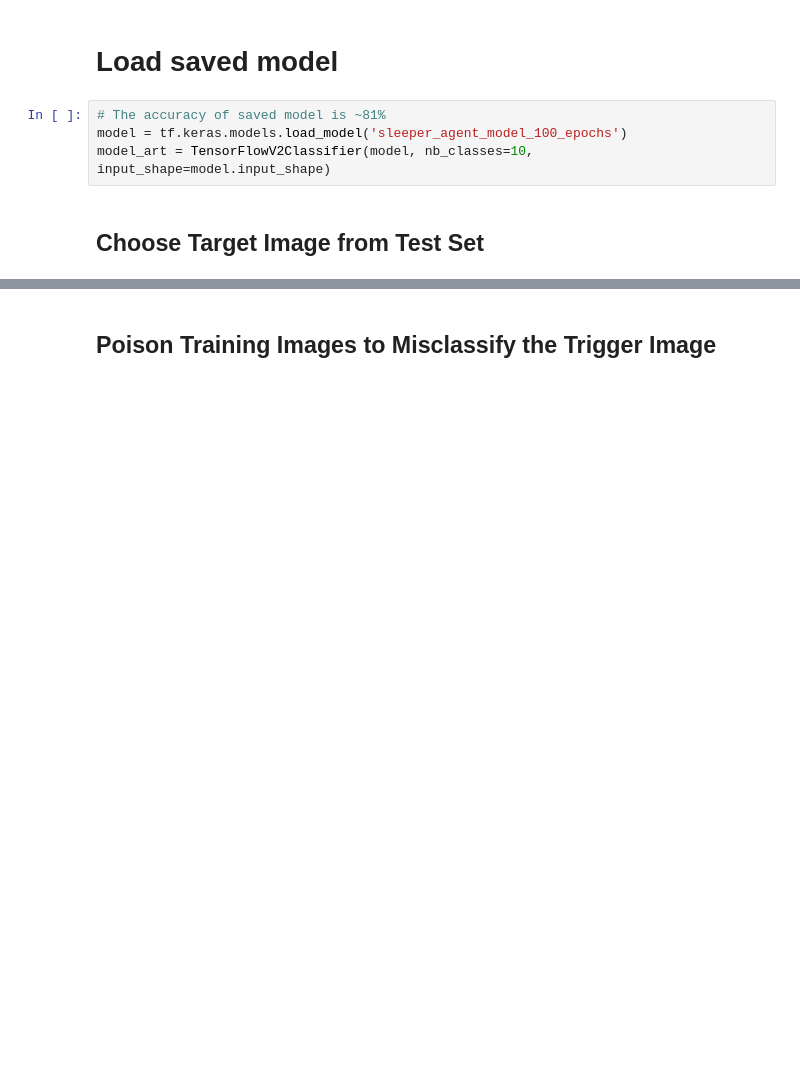
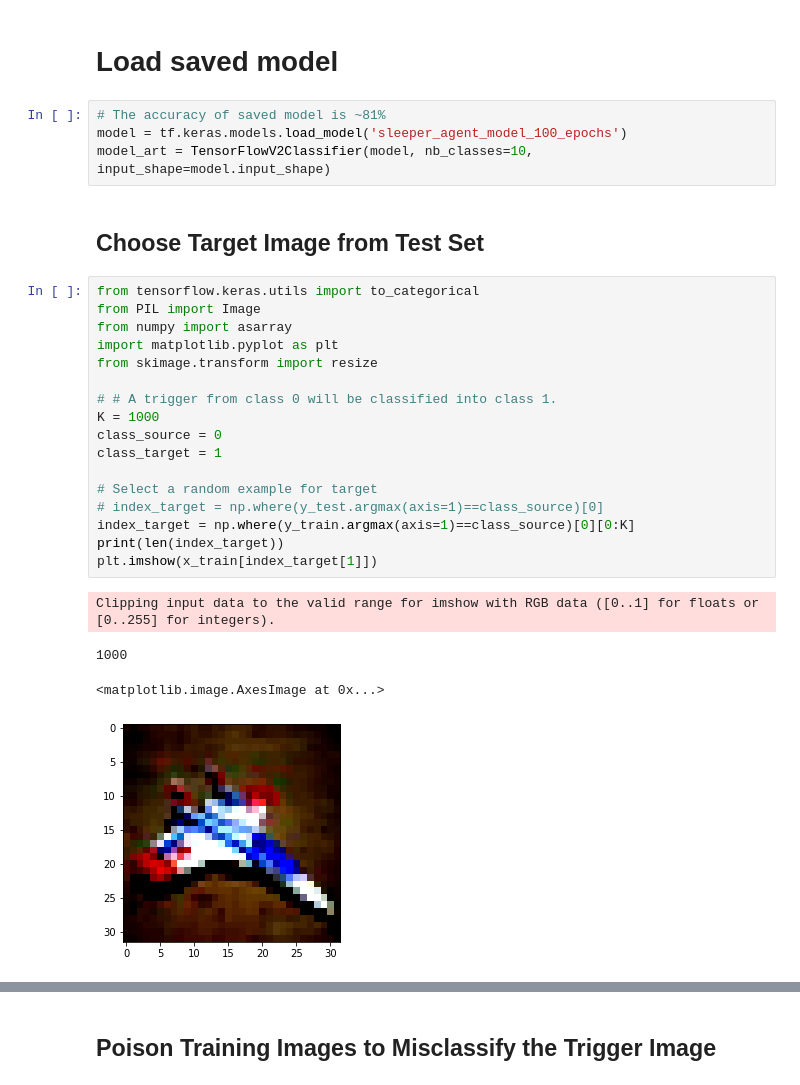
Before and after one commit to monshri/adversarial-robustness-toolbox, a Jupyter notebook: notebooks/poisoning_attack_sleeper_agent-revise.ipynb, the cells around one changed output, grey strips where cells are left out. Drawn from its saved outputs; the diff is of its cells as text; blank space fills up the shorter version.

```diff
--- a/notebooks/poisoning_attack_sleeper_agent-revise.ipynb
+++ b/notebooks/poisoning_attack_sleeper_agent-revise.ipynb
@@ -75,4 +75,26 @@ model = tf.keras.models.load_model('sleeper_agent_model_100_epochs')
 model_art = TensorFlowV2Classifier(model, nb_classes=10, input_shape=model.input_shape)
 # %% [markdown]
 ## Choose Target Image from Test Set
+# %%
+from tensorflow.keras.utils import to_categorical
+from PIL import Image
+from numpy import asarray
+import matplotlib.pyplot as plt
+from skimage.transform import resize
+
+# # A trigger from class 0 will be classified into class 1.
+K = 1000
+class_source = 0
+class_target = 1
+
+# Select a random example for target
+# index_target = np.where(y_test.argmax(axis=1)==class_source)[0]
+index_target = np.where(y_train.argmax(axis=1)==class_source)[0][0:K]
+print(len(index_target))
+plt.imshow(x_train[index_target[1]])
+# %% [output]
+Clipping input data to the valid range for imshow with RGB data ([0..1] for floats or [0..255] for integers).
+1000
+<matplotlib.image.AxesImage at 0x...>
+[figure, added]
 # %%
```
Also changed, not shown: parts of 14 cells of this notebook, 18 other files.
